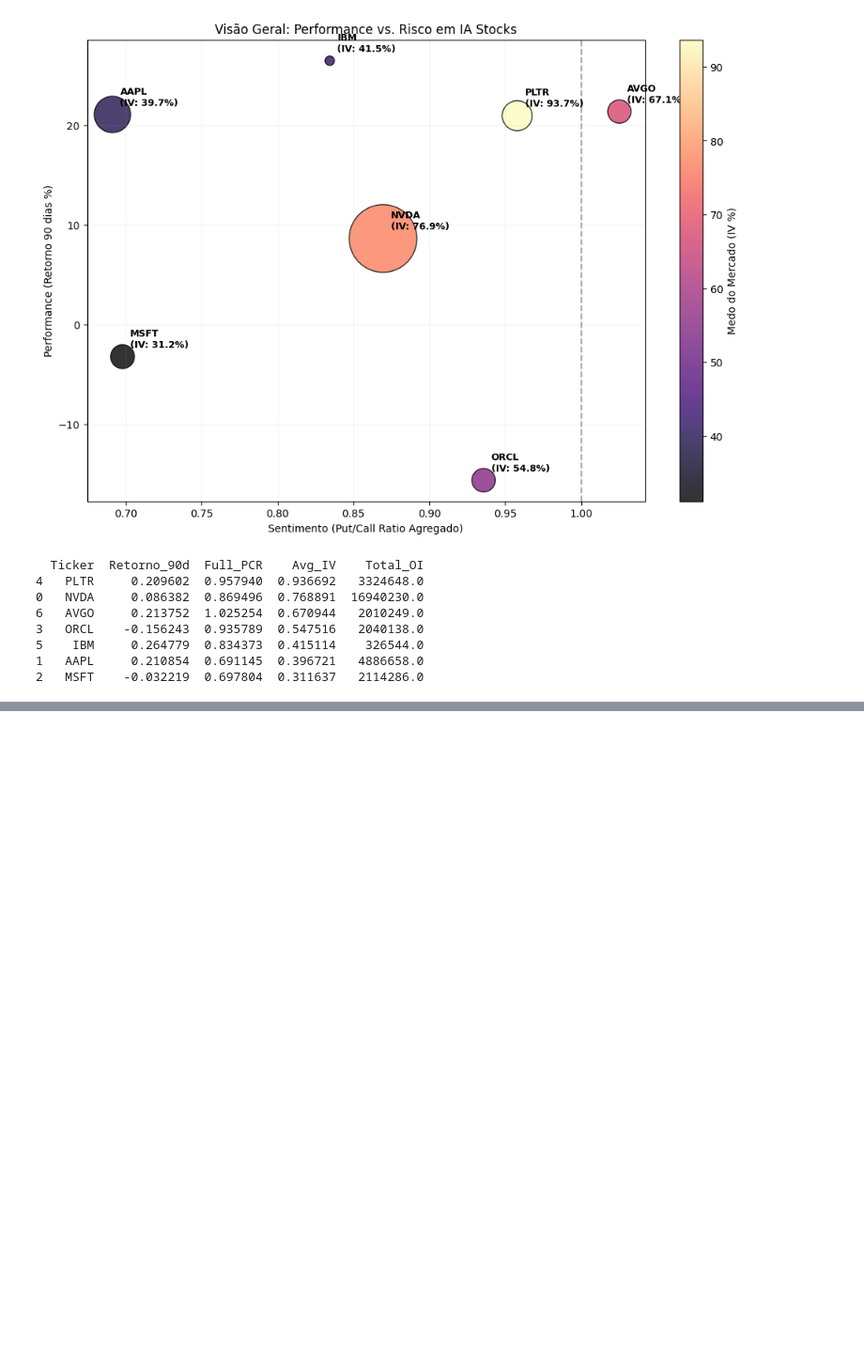
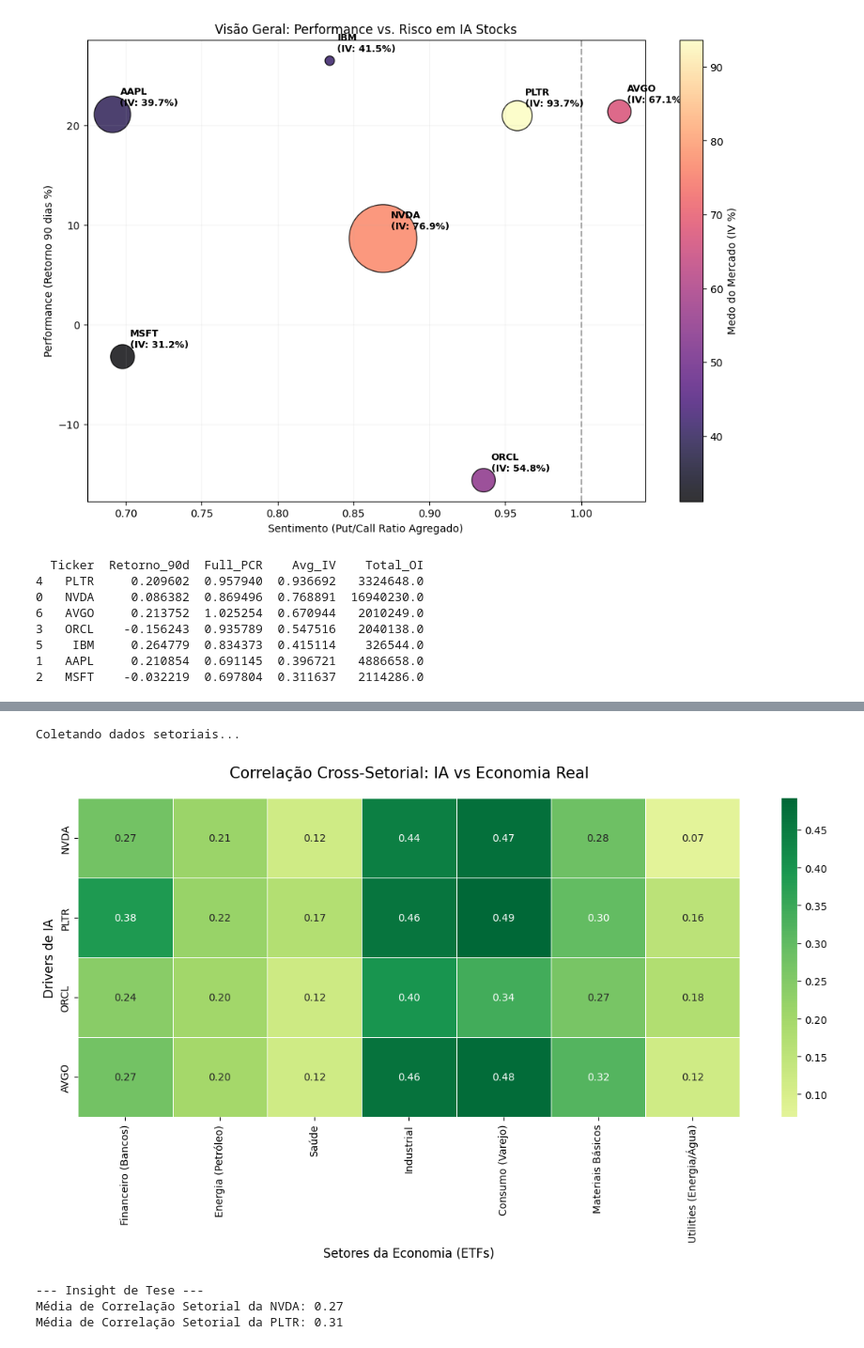
Before and after one commit to GuilhermeMP-prog/Dev.ensinaG4, a Jupyter notebook: main.ipynb, the cells around one changed output, grey strips where cells are left out. Shown at 94% size. Drawn from its saved outputs; the diff is of its cells as text; code cells hidden in the pictures; blank space fills up the shorter version.

```diff
--- a/main.ipynb
+++ b/main.ipynb
@@ -1561,0 +1645,53 @@ Rejeitamos a hipótese nula, há uma relação significativa
+# %%
+import yfinance as yf
+import pandas as pd
+import seaborn as sns
+import matplotlib.pyplot as plt
+
+# --- Setup dos Ativos e Setores (ETFs da Vanguard/SPDR) ---
+ia_stocks = ["NVDA", "PLTR", "ORCL", "AVGO"]
+
+setores = {
+    "XLF": "Financeiro (Bancos)",
+    "XLE": "Energia (Petróleo)",
+    "XLV": "Saúde",
+    "XLI": "Industrial",
+    "XLY": "Consumo (Varejo)",
+    "XLB": "Materiais Básicos",
+    "XLU": "Utilities (Energia/Água)"
+}
+
+tickers = ia_stocks + list(setores.keys())
+
+print("Coletando dados setoriais...")
+df = yf.download(tickers, period="2y", auto_adjust=True, progress=False)['Close']
+
+# Retornos diários para evitar o viés de alta de longo prazo (correlação espúria)
+returns = df.pct_change().dropna()
+
+# --- Cálculo da Matriz de Correlação ---
+# Vamos focar apenas na relação entre as 4 de IA vs os Setores
+corr_matrix = returns.corr()
+final_corr = corr_matrix.loc[ia_stocks, setores.keys()]
+final_corr.columns = [setores[col] for col in final_corr.columns]
+
+# --- Visualização ---
+plt.figure(figsize=(12, 7))
+sns.heatmap(final_corr, annot=True, cmap='RdYlGn', center=0, fmt=".2f", linewidths=0.5)
+
+plt.title("Correlação Cross-Setorial: IA vs Economia Real", fontsize=15, pad=20)
+plt.xlabel("Setores da Economia (ETFs)", fontsize=12)
+plt.ylabel("Drivers de IA", fontsize=12)
+plt.tight_layout()
+plt.show()
+
+# Print dos insights
+print("\n--- Insight de Tese ---")
+print(f"Média de Correlação Setorial da NVDA: {final_corr.loc['NVDA'].mean():.2f}")
+print(f"Média de Correlação Setorial da PLTR: {final_corr.loc['PLTR'].mean():.2f}")
+# %% [output]
+Coletando dados setoriais...
+[figure, added]
+--- Insight de Tese ---
+Média de Correlação Setorial da NVDA: 0.27
+Média de Correlação Setorial da PLTR: 0.31
```
Also changed, not shown: parts of 17 cells of this notebook.
